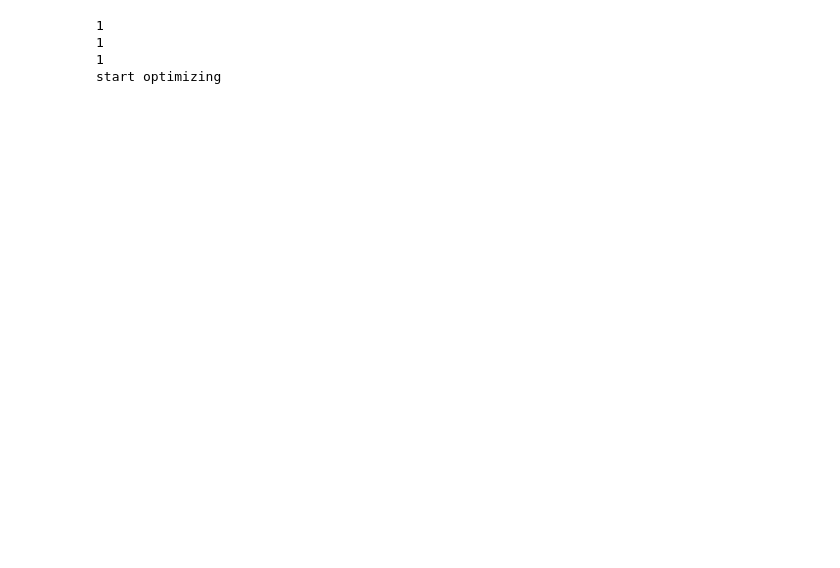
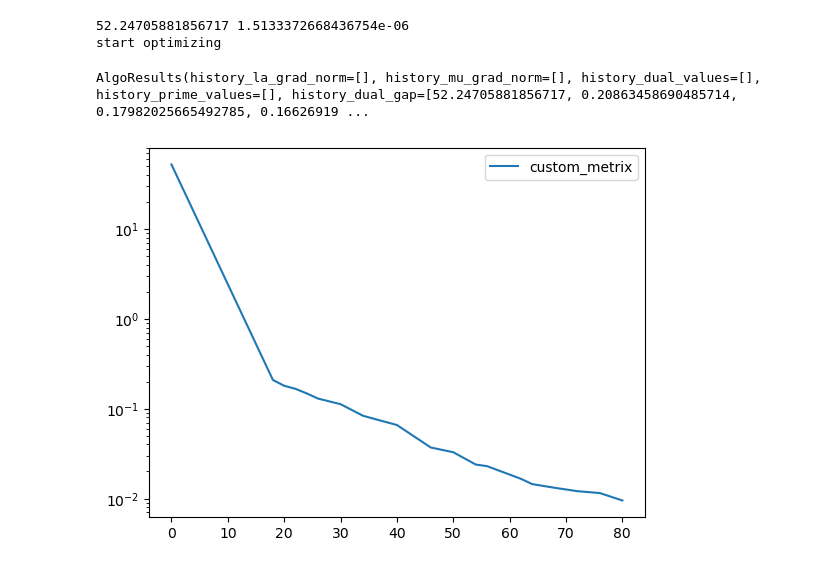
Before and after one commit to Lareton/transport_network_optimization, a Jupyter notebook: test_USTM_Sinkhorn.ipynb, the cells around one changed output. Cells and saved outputs as stored; diff of their text form; code cells hidden in the pictures; blank space fills up the shorter version.

Commit message:
NewMetric

```diff
--- a/test_USTM_Sinkhorn.ipynb
+++ b/test_USTM_Sinkhorn.ipynb
@@ -256,8 +204,8 @@ View run at https://wandb.ai/nik-team/TransportNetworkOptimization/runs/l9auzz1z
 # %%
 BIG_CONST_FOR_FAKE_EDGES = 40
 # %%
-net_df = get_network_df(Path('SiouxFalls') / 'ChicagoSketch_net.tntp')
-corrs = get_corrs(Path('SiouxFalls') / 'ChicagoSketch_trips.tntp')
+net_df = get_network_df(Path('SiouxFalls') / 'Anaheim_net.tntp')
+corrs = get_corrs(Path('SiouxFalls') / 'Anaheim_trips.tntp')
 net_df.loc[net_df.free_flow_time < 1e-6, 'free_flow_time'] = BIG_CONST_FOR_FAKE_EDGES
 people_count = corrs.sum()
 corrs = corrs / people_count
@@ -279,10 +227,24 @@ params = HyperParams(gamma=10, mu_pow=0.25, rho=0.15)
 oracle = DualOracle(graph, l, w, params, net_df=net_df)
 oracle_stacker = OracleSinkhornStacker(oracle, graph, sources, targets, l, w, params)
 # %%
-t, flows_history, flows_averaged, d_history, d_avaraged, history_prime_values, history_dual_values, dgap_log,\
-           cons_log, A_log, history_dual_values, history_prime_values = ustm_mincost_mcf(oracle_stacker,  eps_abs=1e-2, eps_cons_abs=1e-3, max_iter=10000, stop_by_crit=True)
+t, history = ustm_mincost_mcf(oracle_stacker,  eps_abs=1e-2, eps_cons_abs=1e-2, max_iter=10000, stop_by_crit=True)
 # %% [output]
-1
-1
-1
+52.24705881856717 1.5133372668436754e-06
 start optimizing
+# %%
+history
+# %% [output]
+AlgoResults(history_la_grad_norm=[], history_mu_grad_norm=[], history_dual_values=[], history_prime_values=[], history_dual_gap=[52.24705881856717, 0.20863458690485714, 0.17982025665492785, 0.16626919 ...
+# %%
+x = history.history_count_calls
+dual_gap = history.history_dual_gap
+dual_gap_clipped = np.maximum(0, dual_gap)
+la_mu_end_norm = np.linalg.norm(np.hstack([oracle_stacker.optim_params.la, oracle_stacker.optim_params.mu]))
+
+metric = 2 * np.array(history.history_la_mu_grad_norm) * la_mu_end_norm + dual_gap_clipped
+plt.plot(x, metric, label='custom_metrix')
+plt.yscale('log')
+plt.legend()
+plt.show()
+# %% [output]
+[figure, added]
```
Also changed, not shown: parts of 6 cells of this notebook.
